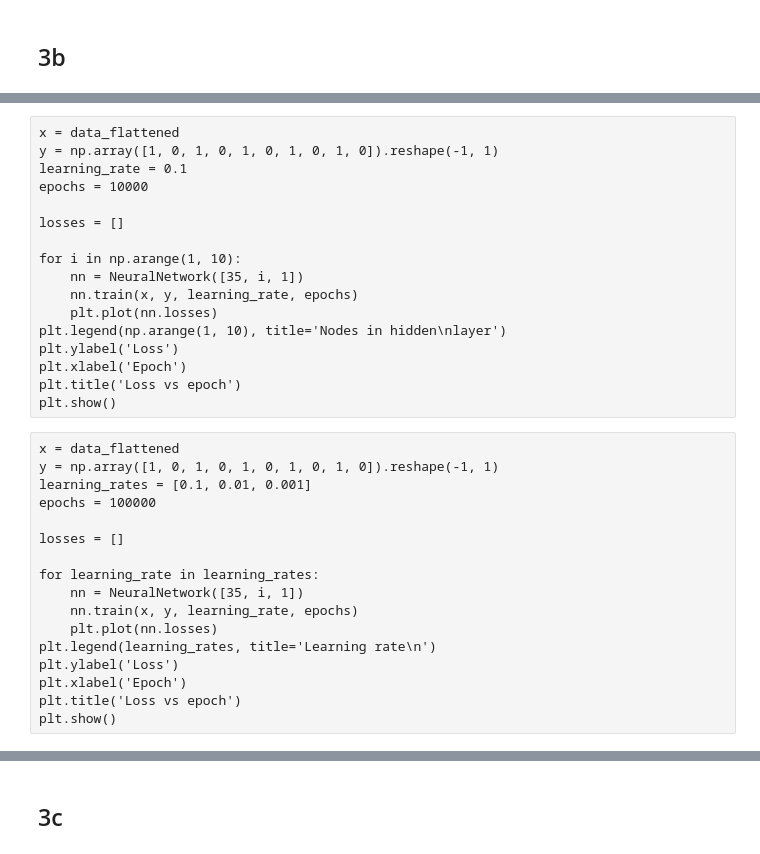
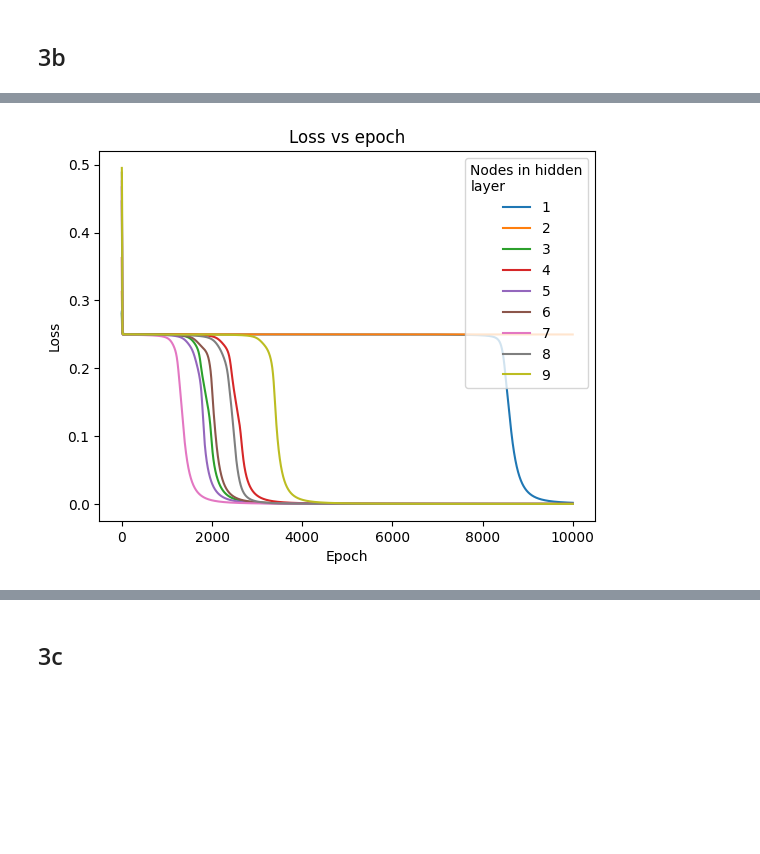
Before and after one commit to tristanff/SIA-TP3, a Jupyter notebook: Exercise3/Multilayer.ipynb, the cells around one changed output, grey strips where cells are left out. Cells and saved outputs as stored; diff of their text form; code cells hidden in the pictures; blank space fills up the shorter version.

```diff
--- a/Exercise3/Multilayer.ipynb
+++ b/Exercise3/Multilayer.ipynb
@@ -245,34 +245,19 @@ nn_B.graph(graph_type='loss')
-# %% [raw]
-x = data_flattened
-y = np.array([1, 0, 1, 0, 1, 0, 1, 0, 1, 0]).reshape(-1, 1)
-learning_rate = 0.1
-epochs = 10000
-
-losses = []
-
-for i in np.arange(1, 10):
-    nn = NeuralNetwork([35, i, 1])
-    nn.train(x, y, learning_rate, epochs)
-    plt.plot(nn.losses)
-plt.legend(np.arange(1, 10), title='Nodes in hidden\nlayer')
-plt.ylabel('Loss')
-plt.xlabel('Epoch')
-plt.title('Loss vs epoch')
-plt.show()
-# %% [raw]
-x = data_flattened
-y = np.array([1, 0, 1, 0, 1, 0, 1, 0, 1, 0]).reshape(-1, 1)
-learning_rates = [0.1, 0.01, 0.001]
-epochs = 100000
-
-losses = []
-
-for learning_rate in learning_rates:
-    nn = NeuralNetwork([35, i, 1])
-    nn.train(x, y, learning_rate, epochs)
-    plt.plot(nn.losses)
-plt.legend(learning_rates, title='Learning rate\n')
-plt.ylabel('Loss')
-plt.xlabel('Epoch')
-plt.title('Loss vs epoch')
-plt.show()
+# %%
+x = data_flattened
+y = np.array([1, 0, 1, 0, 1, 0, 1, 0, 1, 0]).reshape(-1, 1)
+learning_rate = 0.1
+epochs = 10000
+
+losses = []
+
+for i in np.arange(1, 10):
+    nn = NeuralNetwork([35, i, 1])
+    nn.train(x, y, learning_rate, epochs)
+    plt.plot(nn.losses)
+plt.legend(np.arange(1, 10), title='Nodes in hidden\nlayer')
+plt.ylabel('Loss')
+plt.xlabel('Epoch')
+plt.title('Loss vs epoch')
+plt.show()
+# %% [output]
+[figure, added]
```
Also changed, not shown: parts of 26 cells of this notebook, 3 other files.
